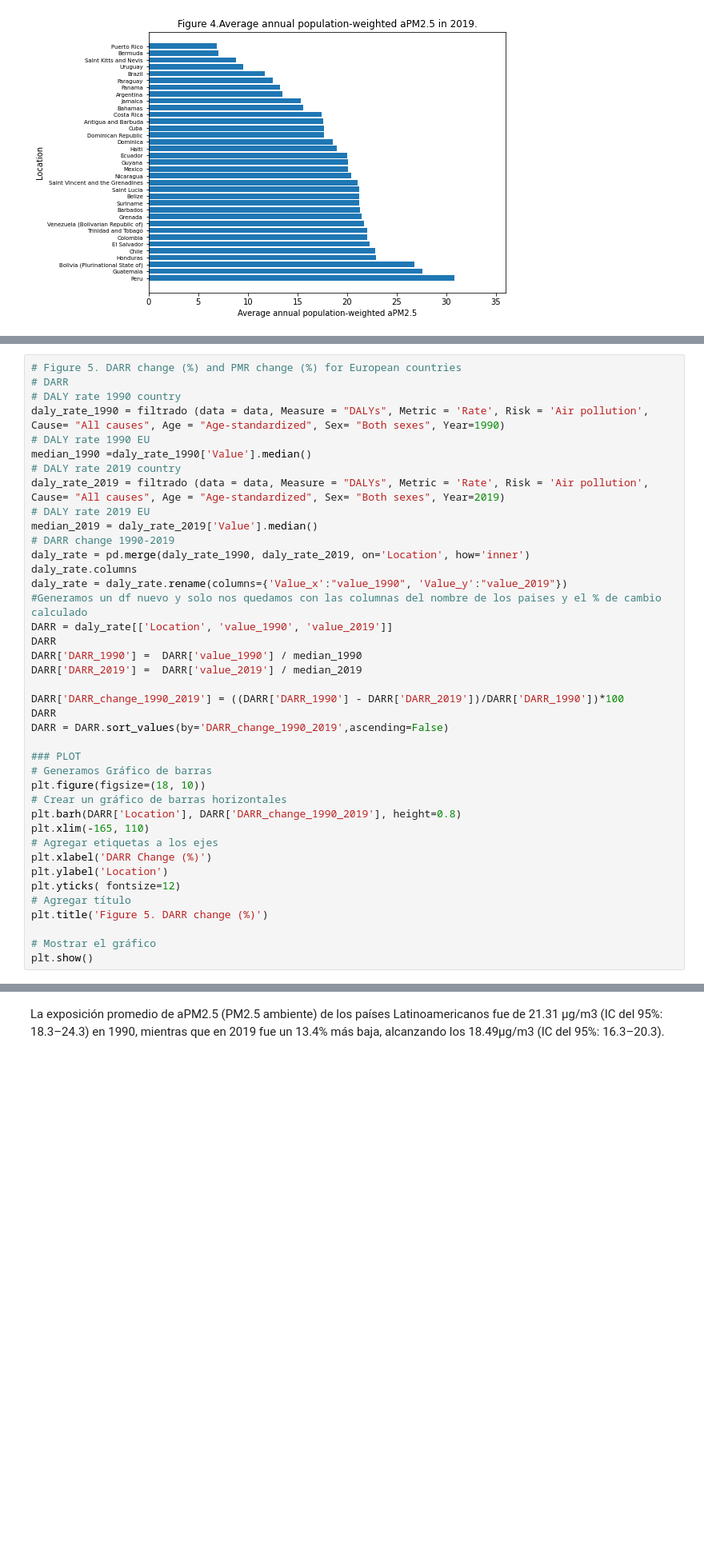
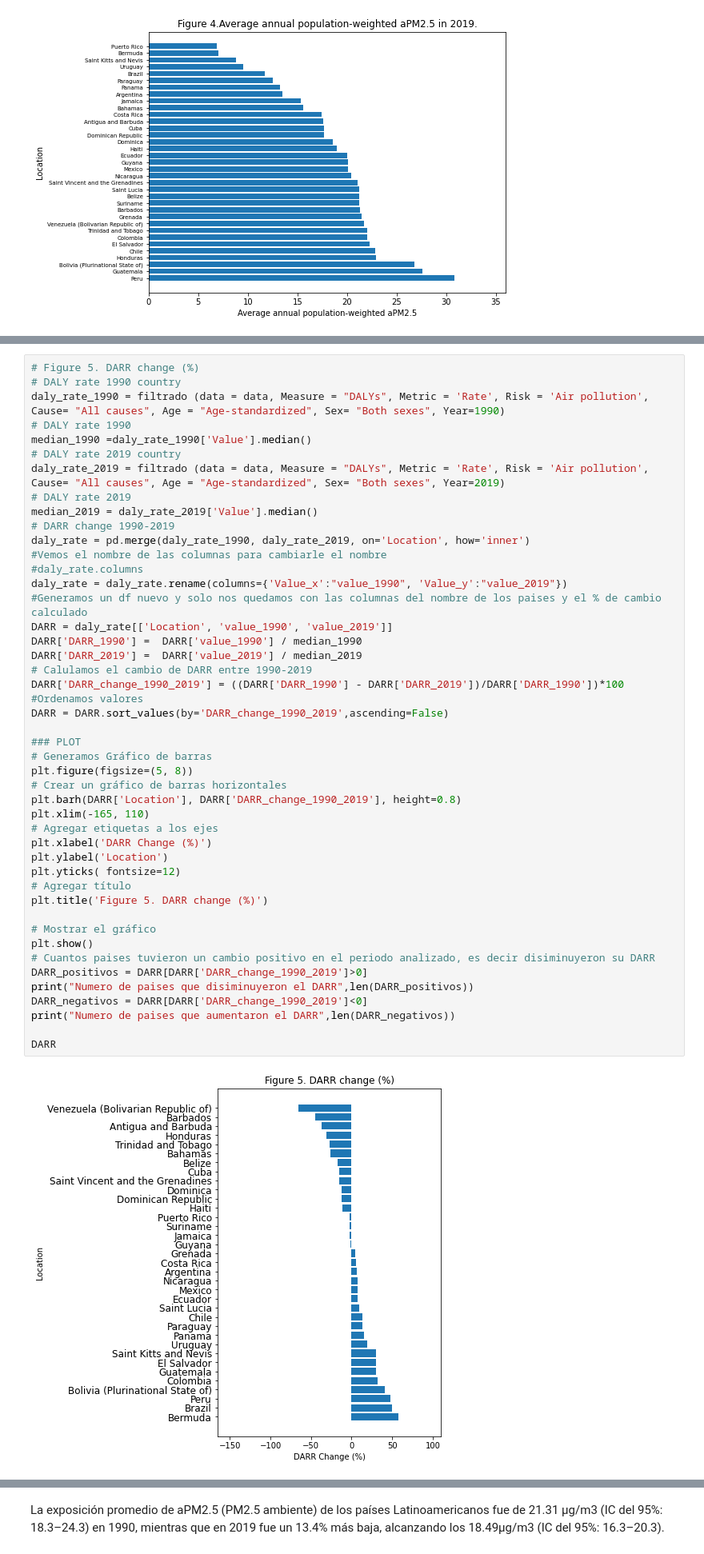
Before and after one commit to joseurquiza88/Health-impacts-AirPollution, a Jupyter notebook: code/01_health LAT.ipynb, the cells around one changed output, grey strips where cells are left out. Shown at 80% size. Drawn from its saved outputs; the diff is of its cells as text; blank space fills up the shorter version.

```diff
--- a/code/01_health LAT.ipynb
+++ b/code/01_health LAT.ipynb
@@ -962,41 +1193,48 @@ Se utilizó el cambio en la proporción de aPM2.5 (concentración anual promedio
 # %%
-# Figure 5. DARR change (%) and PMR change (%) for European countries
-# DARR
+# Figure 5. DARR change (%)
 # DALY rate 1990 country
 daly_rate_1990 = filtrado (data = data, Measure = "DALYs", Metric = 'Rate', Risk = 'Air pollution', Cause= "All causes", Age = "Age-standardized", Sex= "Both sexes", Year=1990)
-# DALY rate 1990 EU
+# DALY rate 1990
 median_1990 =daly_rate_1990['Value'].median()
 # DALY rate 2019 country
 daly_rate_2019 = filtrado (data = data, Measure = "DALYs", Metric = 'Rate', Risk = 'Air pollution', Cause= "All causes", Age = "Age-standardized", Sex= "Both sexes", Year=2019)
-# DALY rate 2019 EU
+# DALY rate 2019
 median_2019 = daly_rate_2019['Value'].median()
 # DARR change 1990-2019
 daly_rate = pd.merge(daly_rate_1990, daly_rate_2019, on='Location', how='inner')
-daly_rate.columns
+#Vemos el nombre de las columnas para cambiarle el nombre
+#daly_rate.columns
 daly_rate = daly_rate.rename(columns={'Value_x':"value_1990", 'Value_y':"value_2019"})
 #Generamos un df nuevo y solo nos quedamos con las columnas del nombre de los paises y el % de cambio calculado
 DARR = daly_rate[['Location', 'value_1990', 'value_2019']]
-DARR
 DARR['DARR_1990'] =  DARR['value_1990'] / median_1990
 DARR['DARR_2019'] =  DARR['value_2019'] / median_2019
-
+# Calulamos el cambio de DARR entre 1990-2019
 DARR['DARR_change_1990_2019'] = ((DARR['DARR_1990'] - DARR['DARR_2019'])/DARR['DARR_1990'])*100
-DARR
+#Ordenamos valores
 DARR = DARR.sort_values(by='DARR_change_1990_2019',ascending=False)
 
 ### PLOT
 # Generamos Gráfico de barras
-plt.figure(figsize=(18, 10))
+plt.figure(figsize=(5, 8))
 # Crear un gráfico de barras horizontales
 plt.barh(DARR['Location'], DARR['DARR_change_1990_2019'], height=0.8)
 plt.xlim(-165, 110)
 # Agregar etiquetas a los ejes
 plt.xlabel('DARR Change (%)')
 plt.ylabel('Location')
 plt.yticks( fontsize=12)
 # Agregar título
 plt.title('Figure 5. DARR change (%)')
 
 # Mostrar el gráfico
 plt.show()
+# Cuantos paises tuvieron un cambio positivo en el periodo analizado, es decir disiminuyeron su DARR
+DARR_positivos = DARR[DARR['DARR_change_1990_2019']>0]
+print("Numero de paises que disiminuyeron el DARR",len(DARR_positivos))
+DARR_negativos = DARR[DARR['DARR_change_1990_2019']<0]
+print("Numero de paises que aumentaron el DARR",len(DARR_negativos))
+
+DARR
 # %% [output]
+[figure, new version]
```
Also changed, not shown: parts of 58 cells of this notebook, 1 other file.
